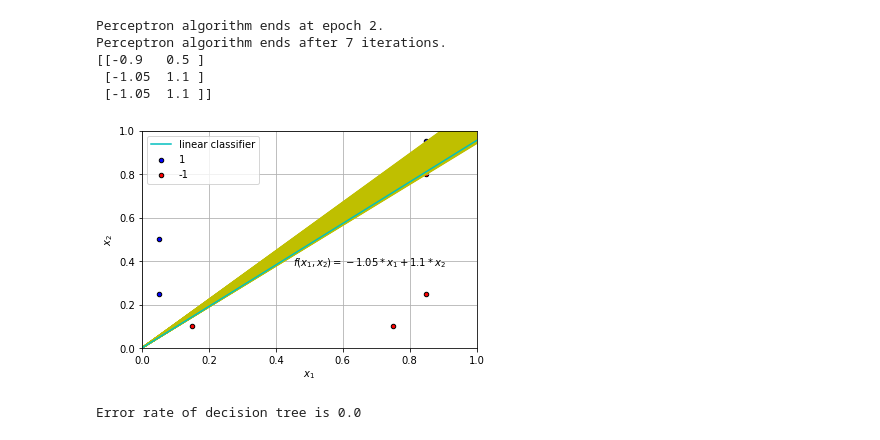
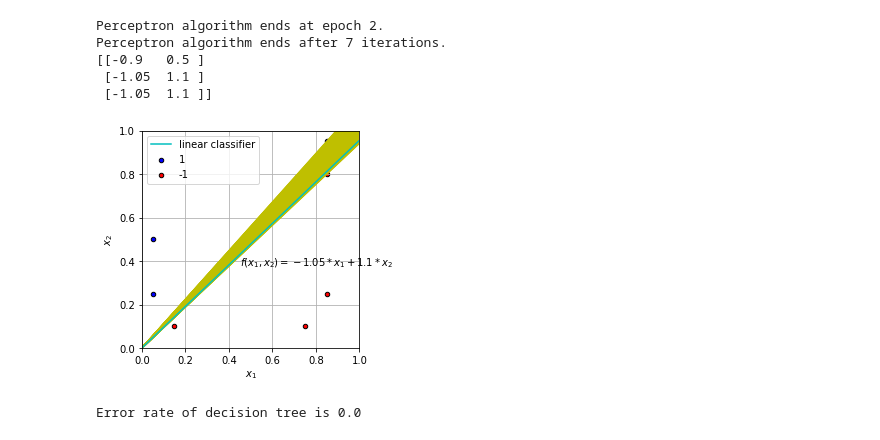
Before and after one commit to YilinGao/ML_assignments, a Jupyter notebook: hw2/hw2_code/q1.ipynb, the cells around one changed output. Drawn from its saved outputs; the diff is of its cells as text; code cells hidden in the pictures.

```diff
--- a/hw2/hw2_code/q1.ipynb
+++ b/hw2/hw2_code/q1.ipynb
@@ -73,35 +75,36 @@ Perceptron algorithm ends after 7 iterations.
 # %%
 """
 q1a
-plot observed data points and the perceptron weight after convergence
+plot observed data points, the perceptron boundary after convergence, and all other boundaries with same error rate
 """
 # training points
 n_classes = 2
 colors = 'br'
 for yvalue, color in zip([1, -1], colors):
     idx = np.where(S[:, -1] == yvalue)
     plt.scatter(S[idx, 0], S[idx, 1], c = color, label = yvalue, edgecolor = 'black', s = 20)
 
 # other decision boundaries with same error
 x_other = 1.1
 y_other = np.arange(1.035, 1.229, 0.002)
 for yi in np.nditer(y_other):
     plt.plot([0, x_other], [0, yi], 'y')
 
 # calculated decision boundary from perceptron
 x_perc = w_perc[-1, 1]
 y_perc = -1 * w_perc[-1, 0]
 plt.plot([0, x_perc], [0, y_perc], 'c', label = 'linear classifier')
 plt.text(0.45, 0.38, r'$f(x_1, x_2) = -1.05 * x_1 + 1.1 * x_2$' )
 
 plt.legend()
 plt.xlabel(r'$x_1$')
 plt.ylabel(r'$x_2$')
 plt.axis([0, 1, 0, 1])
+plt.gca().set_aspect('equal', adjustable='box')
 plt.grid()
 plt.show()
 # %% [output]
-[figure, old version]
+[figure, new version]
 # %%
 """
 q1b
```
Also changed, not shown: parts of 9 cells of this notebook, 8 other files.
